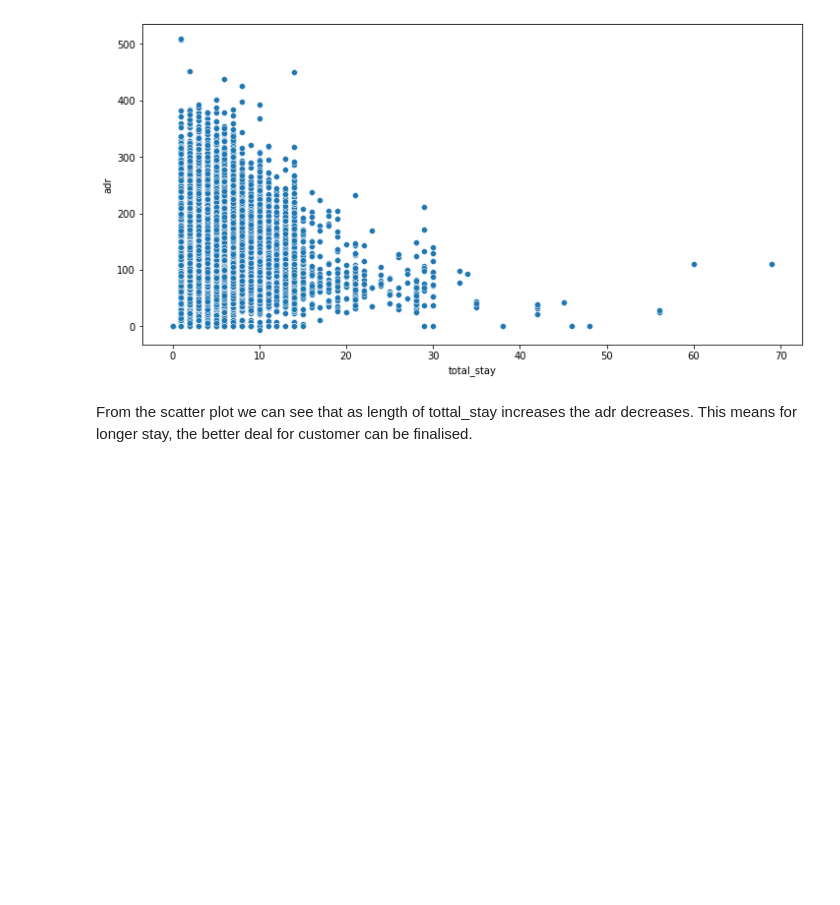
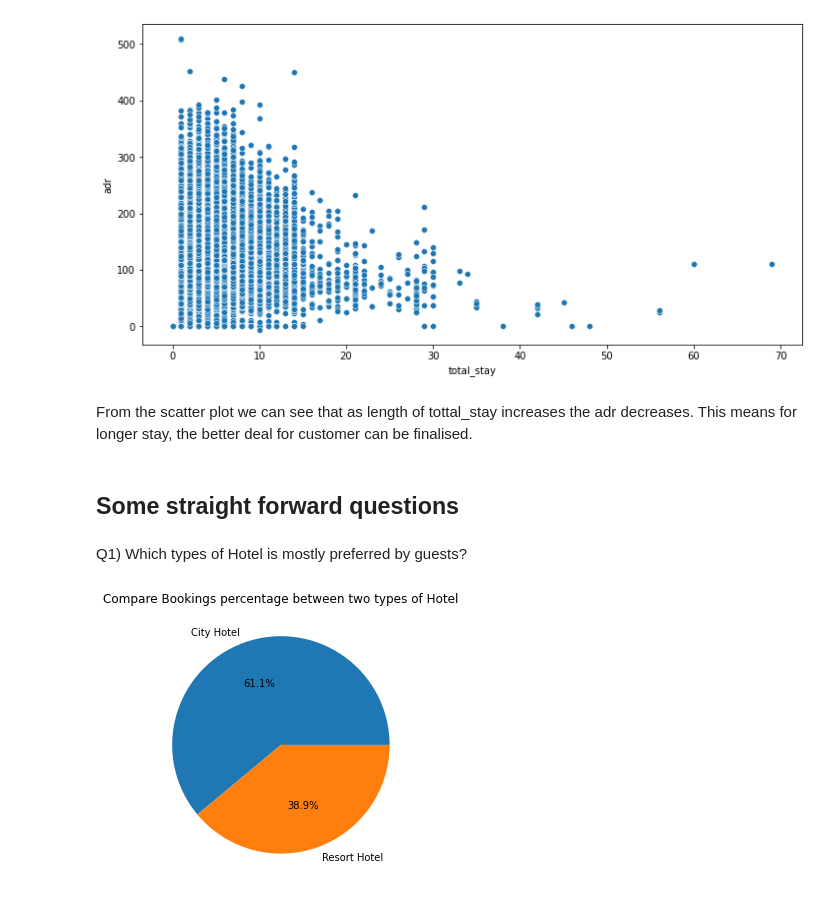
Before and after one commit to rohit199669/EDA-Group-Hotel-Booking-Analysis---Capstone-Project1-.ipynb-by-rebooters-, a Jupyter notebook: EDA_Group_Hotel_Booking_Analysis_Capstone_Project1_ipynb_by_rebooters_git.ipynb, the cells around one changed output. Cells and saved outputs as stored; diff of their text form; code cells hidden in the pictures; blank space fills up the shorter version.

```diff
--- a/EDA_Group_Hotel_Booking_Analysis_Capstone_Project1_ipynb_by_rebooters_git.ipynb
+++ b/EDA_Group_Hotel_Booking_Analysis_Capstone_Project1_ipynb_by_rebooters_git.ipynb
@@ -482,3 +496,16 @@ plt.show()
 [figure]
 # %% [markdown]
 From the scatter plot we can see that as length of tottal_stay increases the adr decreases. This means for longer stay, the better deal for customer can be finalised.
+# %% [markdown]
+## Some straight forward questions
+# %% [markdown]
+Q1) Which types of Hotel is mostly preferred by guests?
+# %%
+grouped_by_hotel = df1.groupby('hotel')
+d1 = pd.DataFrame((grouped_by_hotel.size()/df1.shape[0])*100).reset_index().rename(columns = {0:'Booking %'})      #Calculating percentage
+plt.figure(figsize = (8,5))
+plt.pie(d1['Booking %'], labels=d1['hotel'], autopct='%1.1f%%')
+plt.title("Compare Bookings percentage between two types of Hotel")
+plt.show()
+# %% [output]
+[figure, added]
```
Also changed, not shown: parts of 88 cells of this notebook.
